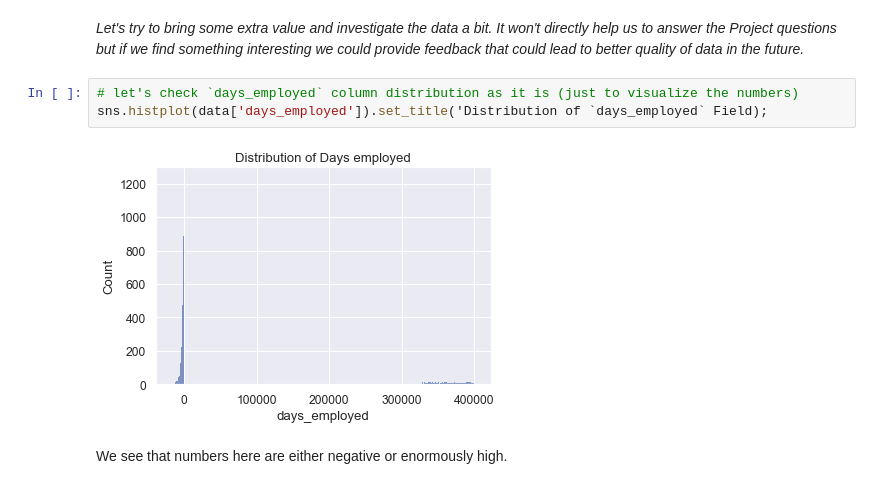
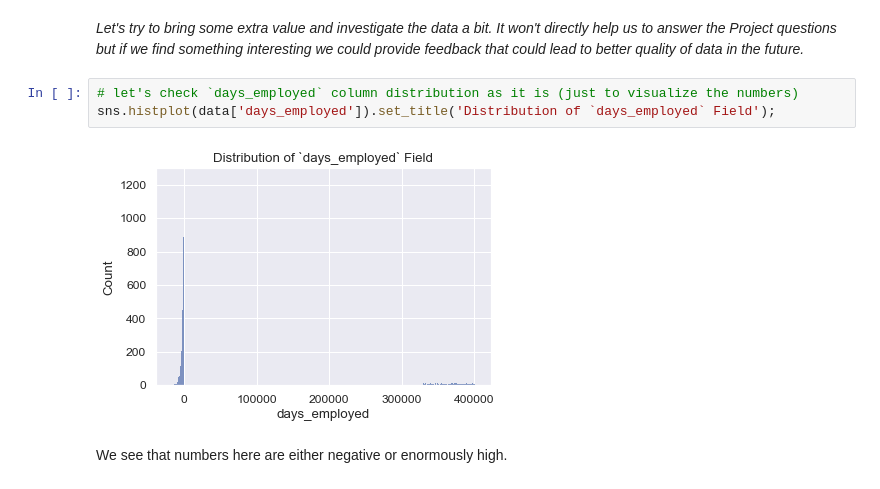
Before and after one commit to Sasha-Fridman/TripleTen-ex.-Practicum-Bootcamp-Projects, a Jupyter notebook: 1. Borrower Reliability Analysis/1. Data Preprocessing.ipynb, the cells around one changed output. Cells and saved outputs as stored; diff of their text form.

```diff
--- a/1. Borrower Reliability Analysis/1. Data Preprocessing.ipynb
+++ b/1. Borrower Reliability Analysis/1. Data Preprocessing.ipynb
@@ -866,9 +866,9 @@ That's right what we expected to see.
 *Let's try to bring some extra value and investigate the data a bit. It won't directly help us to answer the Project questions but if we find something interesting we could provide feedback that could lead to better quality of data in the future.*
 # %%
 # let's check `days_employed` column distribution as it is (just to visualize the numbers)
-sns.histplot(data['days_employed']).set_title('Distribution of `days_employed` Field);
+sns.histplot(data['days_employed']).set_title('Distribution of `days_employed` Field');
 # %% [output]
-[figure, old version]
+[figure, new version]
 # %% [markdown]
 We see that numbers here are either negative or enormously high.
 # %% [markdown]
```
Also changed, not shown: parts of 12 cells of this notebook.
